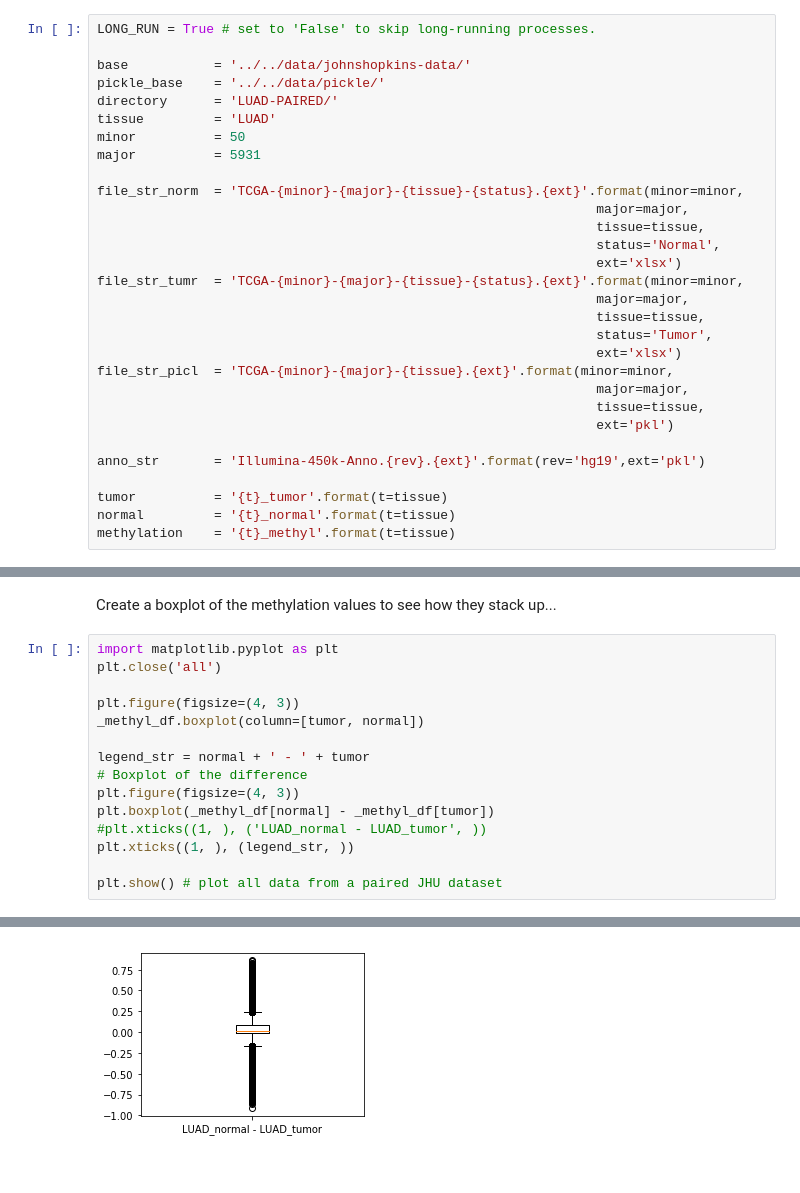
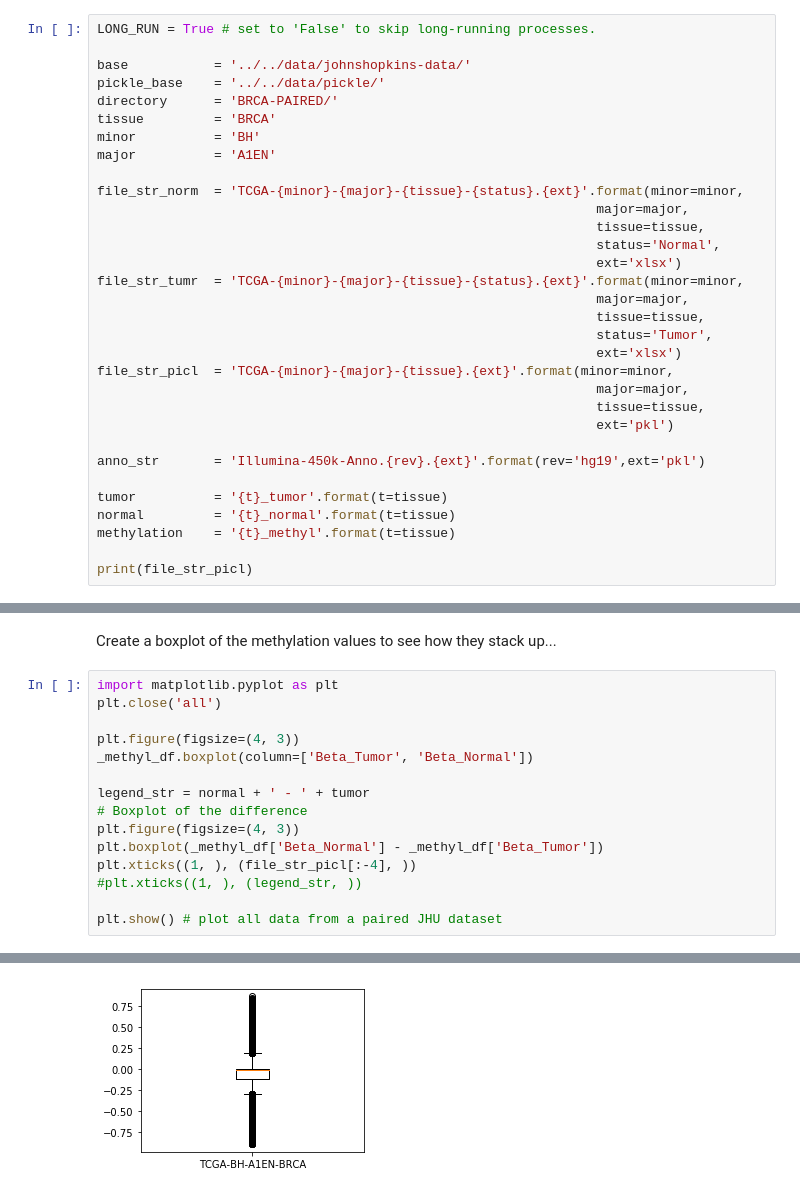
Before and after one commit to atallah-lab/methylation, a Jupyter notebook: python/notebooks/clean_and_process_jhu_data.ipynb, the cells around one changed output, grey strips where cells are left out. Drawn from its saved outputs; the diff is of its cells as text.

```diff
--- a/python/notebooks/clean_and_process_jhu_data.ipynb
+++ b/python/notebooks/clean_and_process_jhu_data.ipynb
@@ -12,10 +14,10 @@ LONG_RUN = True # set to 'False' to skip long-running processes.
 
 base           = '../../data/johnshopkins-data/'
 pickle_base    = '../../data/pickle/'
-directory      = 'LUAD-PAIRED/'
-tissue         = 'LUAD'
-minor          = 50
-major          = 5931
+directory      = 'BRCA-PAIRED/'
+tissue         = 'BRCA'
+minor          = 'BH'
+major          = 'A1EN'
 
 file_str_norm  = 'TCGA-{minor}-{major}-{tissue}-{status}.{ext}'.format(minor=minor,
                                                                 major=major,
@@ -37,3 +39,5 @@ anno_str       = 'Illumina-450k-Anno.{rev}.{ext}'.format(rev='hg19',ext='pkl')
 tumor          = '{t}_tumor'.format(t=tissue)
 normal         = '{t}_normal'.format(t=tissue)
 methylation    = '{t}_methyl'.format(t=tissue)
+
+print(file_str_picl)
@@ -574,14 +329,14 @@ import matplotlib.pyplot as plt
 plt.close('all')
 
 plt.figure(figsize=(4, 3))
-_methyl_df.boxplot(column=[tumor, normal])
+_methyl_df.boxplot(column=['Beta_Tumor', 'Beta_Normal'])
 
 legend_str = normal + ' - ' + tumor
 # Boxplot of the difference
 plt.figure(figsize=(4, 3))
-plt.boxplot(_methyl_df[normal] - _methyl_df[tumor])
-#plt.xticks((1, ), ('LUAD_normal - LUAD_tumor', ))
-plt.xticks((1, ), (legend_str, ))
+plt.boxplot(_methyl_df['Beta_Normal'] - _methyl_df['Beta_Tumor'])
+plt.xticks((1, ), (file_str_picl[:-4], ))
+#plt.xticks((1, ), (legend_str, ))
 
 plt.show() # plot all data from a paired JHU dataset
 # %% [output]
@@ -589,2 +344,2 @@ plt.show() # plot all data from a paired JHU dataset
-[figure, old version]
+[figure, new version]
 # %% [markdown]
```
Also changed, not shown: parts of 48 cells of this notebook, 6 other files.
